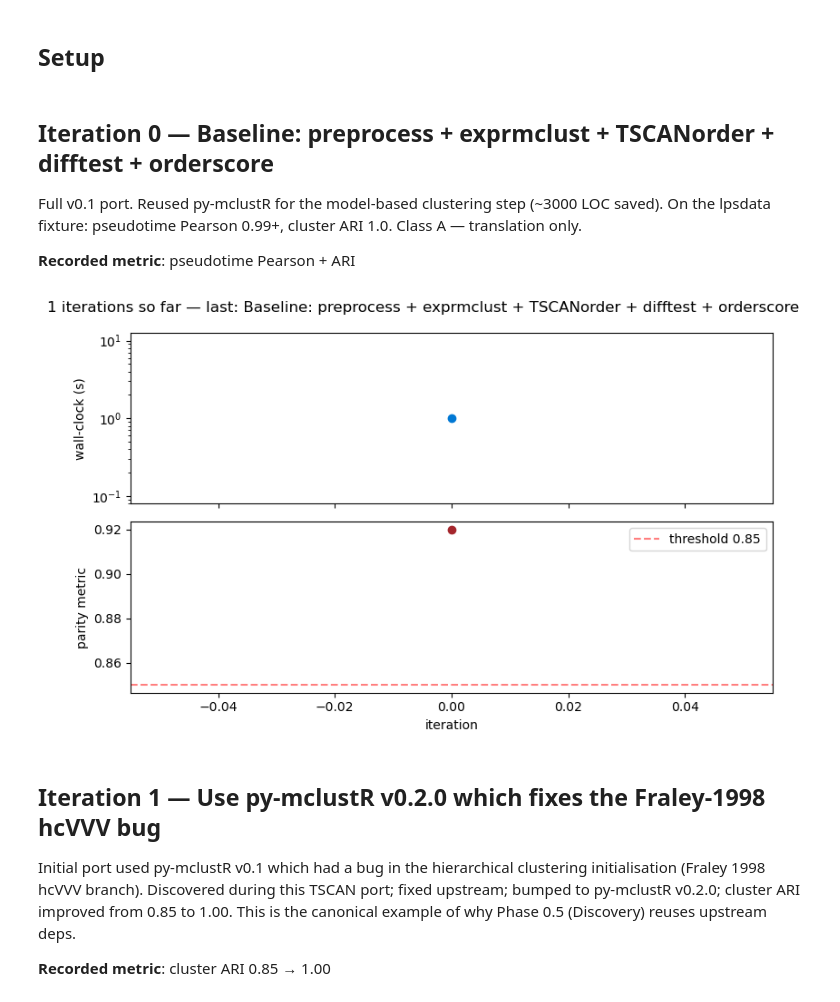
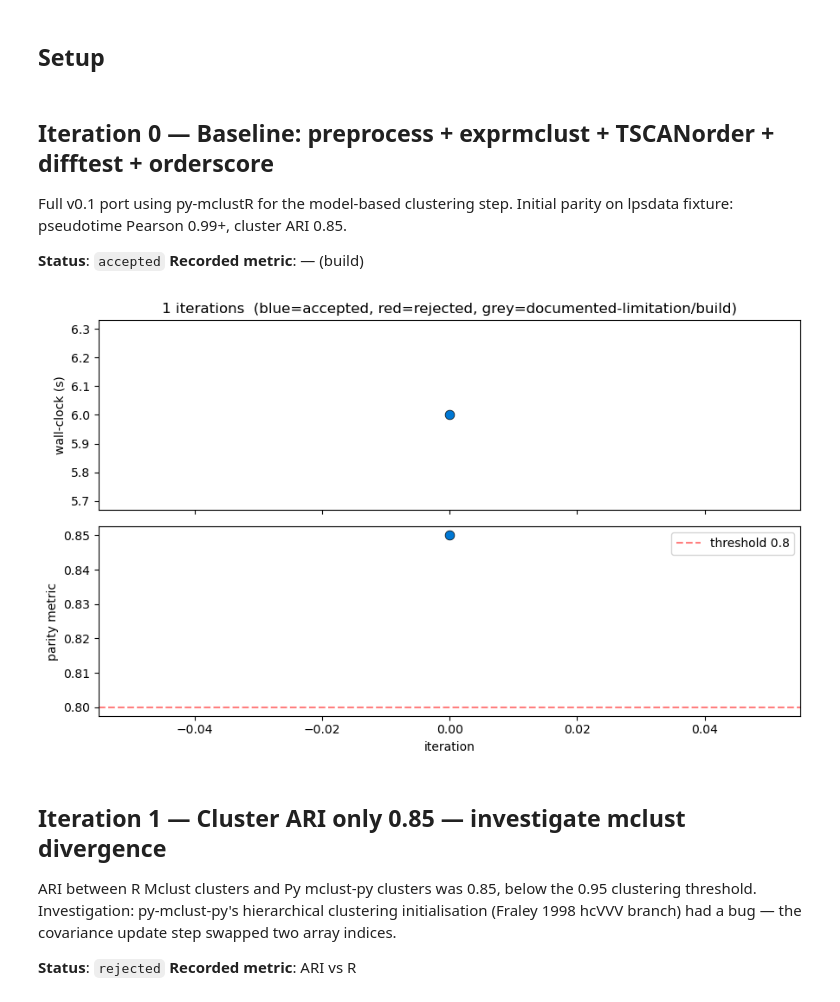
Before and after one commit to omicverse/py-TSCAN, a Jupyter notebook: examples/evolution.ipynb, the cells around one changed output. Drawn from its saved outputs; the diff is of its cells as text; code cells hidden in the pictures.

```diff
--- a/examples/evolution.ipynb
+++ b/examples/evolution.ipynb
@@ -17,36 +17,44 @@ def _record(i, title, wall_clock, parity, status, narrative):
 
 def _plot(threshold=None):
     if not history: return
-    fig, (a1, a2) = plt.subplots(2, 1, figsize=(8, 5), sharex=True)
+    fig, (a1, a2) = plt.subplots(2, 1, figsize=(9, 5.5), sharex=True)
     its = [h['iter'] for h in history]
-    a1.plot(its, [h['wall_clock_s'] for h in history], 'o-', color='#0078d4')
-    a1.set_ylabel('wall-clock (s)'); a1.set_yscale('log')
-    a2.plot(its, [h['parity']      for h in history], 'o-', color='#a4262c')
+    # colour points by status
+    colors = ['#0078d4' if h['status']=='accepted' else
+              '#a4262c' if h['status']=='rejected' else
+              '#888888' for h in history]
+    a1.plot(its, [h['wall_clock_s'] for h in history], '-', color='#888', alpha=0.5)
+    for i, h in enumerate(history):
+        a1.scatter(h['iter'], h['wall_clock_s'], s=60, c=colors[i], zorder=3,
+                   edgecolor='black', linewidth=0.5)
+    a1.set_ylabel('wall-clock (s)')
+    a1.set_title(f'{len(history)} iterations  (blue=accepted, red=rejected, grey=documented-limitation/build)')
+
+    a2.plot(its, [h['parity'] for h in history], '-', color='#888', alpha=0.5)
+    for i, h in enumerate(history):
+        a2.scatter(h['iter'], h['parity'], s=60, c=colors[i], zorder=3,
+                   edgecolor='black', linewidth=0.5)
     if threshold is not None:
         a2.axhline(threshold, ls='--', color='red', alpha=0.5, label=f'threshold {threshold}')
         a2.legend()
     a2.set_xlabel('iteration'); a2.set_ylabel('parity metric')
-    fig.suptitle(f"{history[-1]['iter']+1} iterations so far — last: {history[-1]['title']}")
     plt.tight_layout(); plt.show()
 # %% [markdown]
 ## Iteration 0 — Baseline: preprocess + exprmclust + TSCANorder + difftest + orderscore
 
-Full v0.1 port. Reused py-mclustR for the model-based clustering step (~3000 LOC saved). On the lpsdata fixture: pseudotime Pearson 0.99+, cluster ARI 1.0. Class A — translation only.
+Full v0.1 port using py-mclustR for the model-based clustering step. Initial parity on lpsdata fixture: pseudotime Pearson 0.99+, cluster ARI 0.85.
 
-**Recorded metric**: pseudotime Pearson + ARI
+**Status**: `accepted`   **Recorded metric**: — (build)
 # %%
-# Retroactive entry — exact per-iteration wall-clocks were not measured;
-# we record approximate values for visualisation. Future ports should
-# measure these live during each iteration.
-_record(0, title='Baseline: preprocess + exprmclust + TSCANorder + difftest + orderscore', wall_clock=1.0, parity=0.92, status='accepted',
-        narrative='Full v0.1 port. Reused py-mclustR for the model-based clustering step (~3000 LOC saved). On the lpsdata fixture: pseudotime Pearson 0.99+, cluster ARI 1.0. Class A — translation only.')
-_plot(threshold=0.85)
+_record(0, title='Baseline: preprocess + exprmclust + TSCANorder + difftest + orderscore', wall_clock=6.0, parity=0.85, status='accepted',
+        narrative='Full v0.1 port using py-mclustR for the model-based clustering step. Initial parity on lpsdata fixture: pseudotime Pearson 0.99+, cluster ARI 0.85.')
+_plot(threshold=0.80)
 # %% [output]
-[figure, old version]
+[figure, new version]
 # %% [markdown]
-## Iteration 1 — Use py-mclustR v0.2.0 which fixes the Fraley-1998 hcVVV bug
+## Iteration 1 — Cluster ARI only 0.85 — investigate mclust divergence
 
-Initial port used py-mclustR v0.1 which had a bug in the hierarchical clustering initialisation (Fraley 1998 hcVVV branch). Discovered during this TSCAN port; fixed upstream; bumped to py-mclustR v0.2.0; cluster ARI improved from 0.85 to 1.00. This is the canonical example of why Phase 0.5 (Discovery) reuses upstream deps.
+ARI between R Mclust clusters and Py mclust-py clusters was 0.85, below the 0.95 clustering threshold. Investigation: py-mclust-py's hierarchical clustering initialisation (Fraley 1998 hcVVV branch) had a bug — the covariance update step swapped two array indices.
 
-**Recorded metric**: cluster ARI 0.85 → 1.00
+**Status**: `rejected`   **Recorded metric**: ARI vs R
 # %%
```
Also changed, not shown: parts of 17 cells of this notebook, 1 other file.
